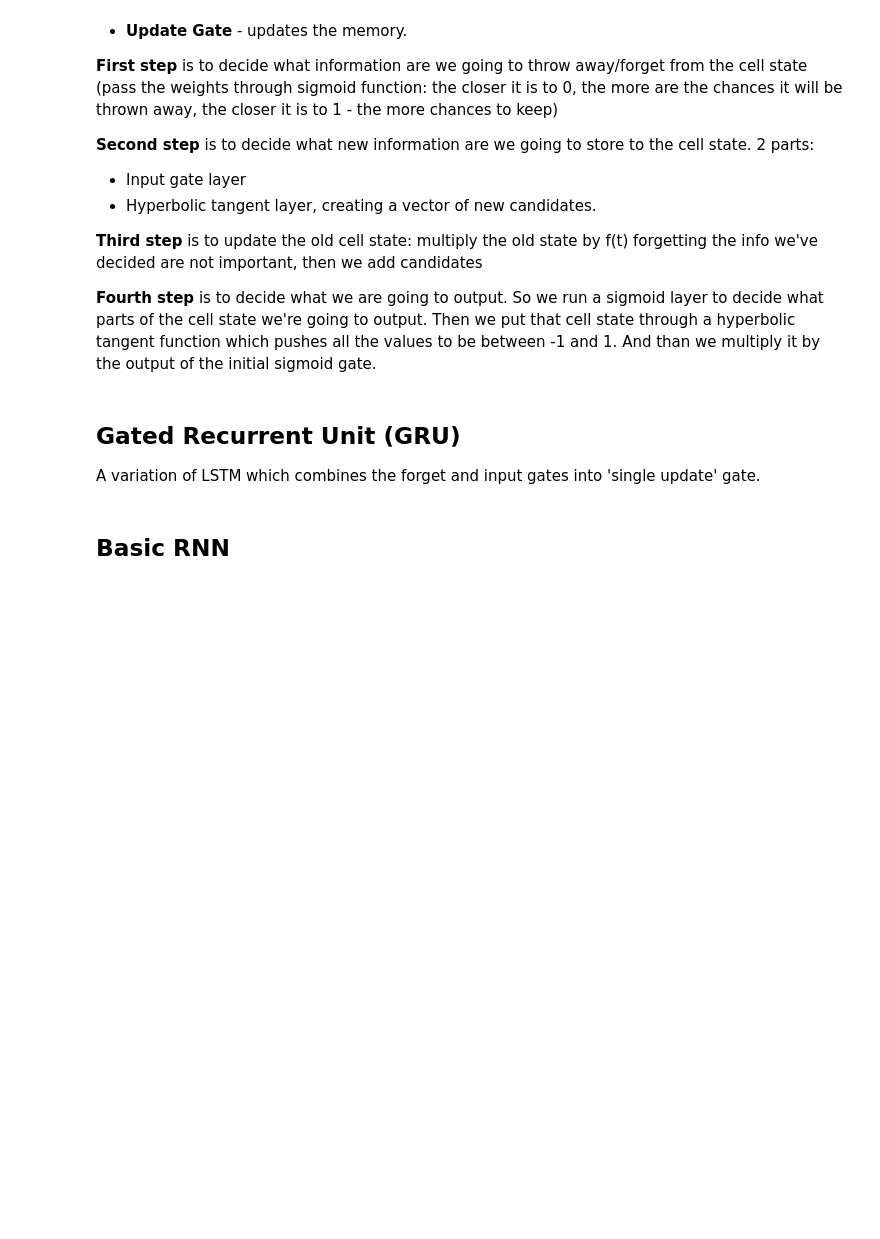
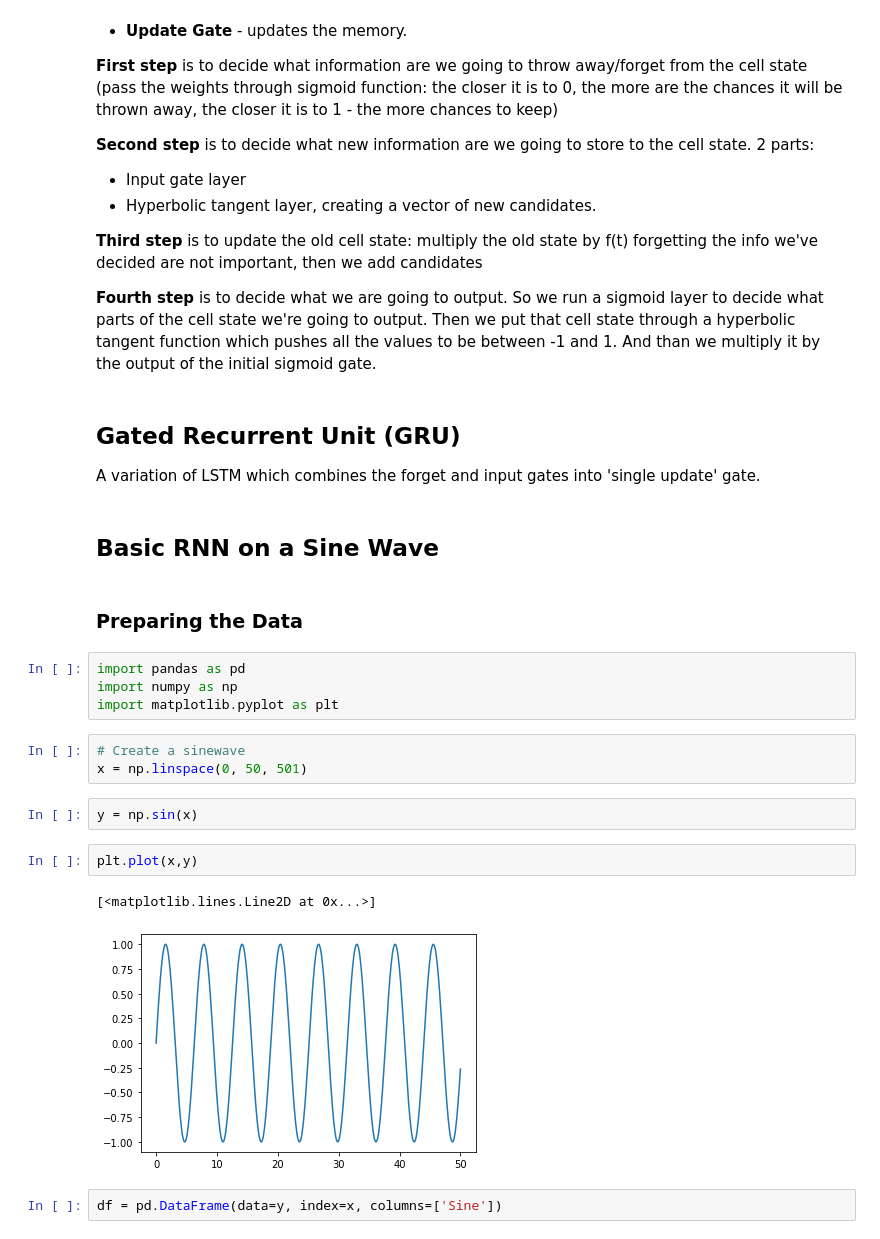
Before and after one commit to Dimisz/tensorflow_lectures, a Jupyter notebook: RNN_lecture.ipynb, the cells around one changed output. Saved outputs shown, nothing was run; the diff lists cells and outputs as text; blank space fills up the shorter version.

```diff
--- a/RNN_lecture.ipynb
+++ b/RNN_lecture.ipynb
@@ -74,4 +74,22 @@ Structure of LSTM:
 
 A variation of LSTM which combines the forget and input gates into 'single update' gate.
 # %% [markdown]
-## Basic RNN
+## Basic RNN on a Sine Wave
+# %% [markdown]
+### Preparing the Data
+# %%
+import pandas as pd
+import numpy as np
+import matplotlib.pyplot as plt
+# %%
+# Create a sinewave
+x = np.linspace(0, 50, 501)
+# %%
+y = np.sin(x)
+# %%
+plt.plot(x,y)
+# %% [output]
+[<matplotlib.lines.Line2D at 0x...>]
+[figure, added]
+# %%
+df = pd.DataFrame(data=y, index=x, columns=['Sine'])
```
Also changed, not shown: parts of 67 cells of this notebook.
